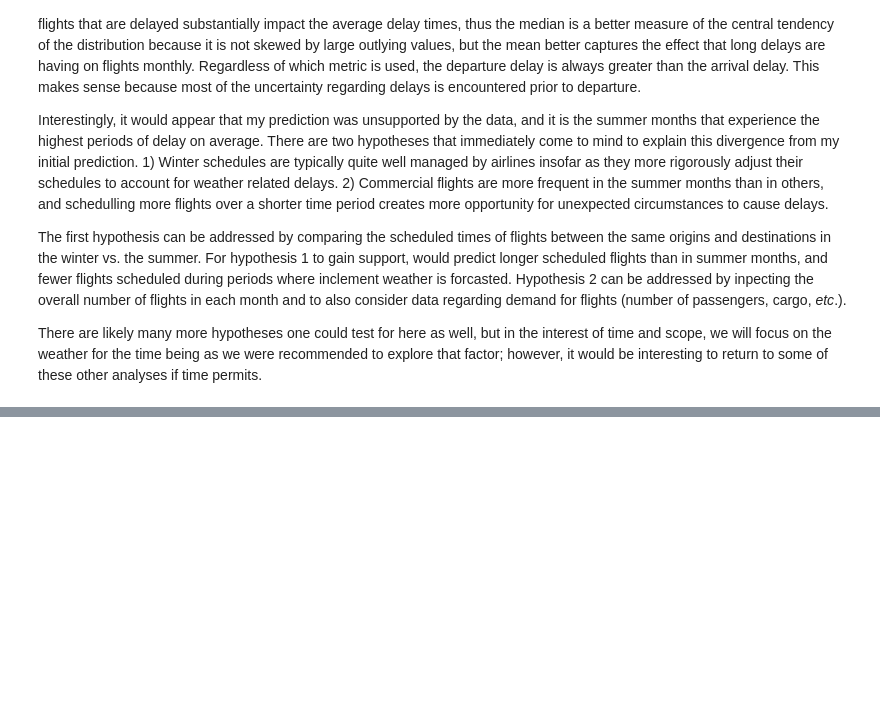
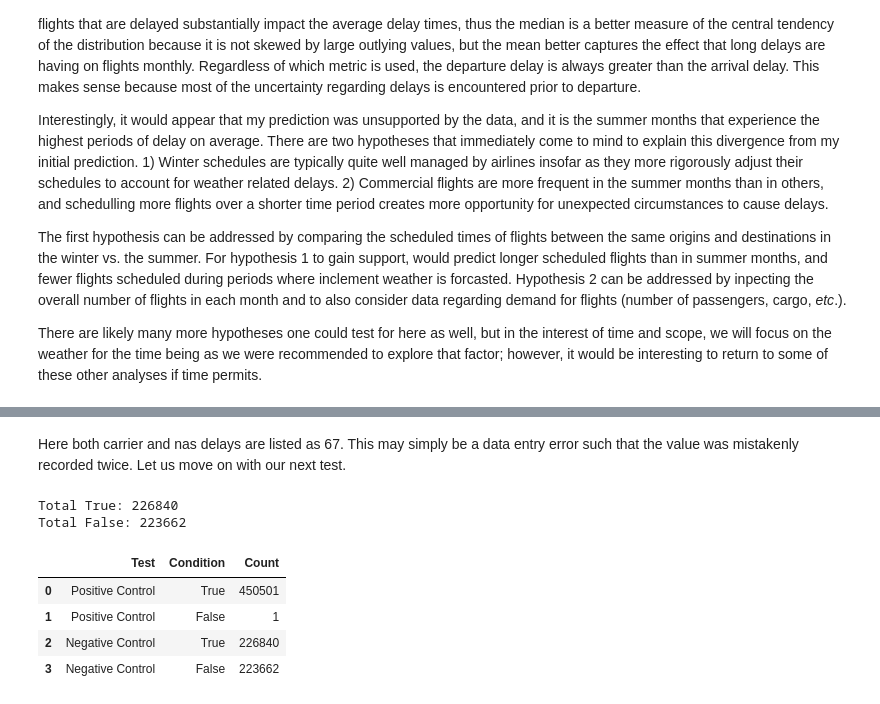
Before and after one commit to jsilke/flight-delay-prediction, a Jupyter notebook: Exploration/recommended_exploration.ipynb, the cells around one changed output, grey strips where cells are left out. Saved outputs shown, nothing was run; the diff lists cells and outputs as text; code cells hidden in the pictures; blank space fills up the shorter version.

```diff
--- a/Exploration/recommended_exploration.ipynb
+++ b/Exploration/recommended_exploration.ipynb
@@ -197,0 +265,5 @@ There are likely many more hypotheses one could test for here as well, but in th
+# %%
+# Colums where the contribution to the delay is specifically known.
+specific_delay_columns = ['carrier_delay', 'weather_delay', 'nas_delay', 'security_delay', 'late_aircraft_delay']
+# All delay features.
+all_delay_columns = ['dep_delay', 'arr_delay'] + specific_delay_columns
@@ -197,0 +298,26 @@ There are likely many more hypotheses one could test for here as well, but in th
+# %% [markdown]
+Here both carrier and nas delays are listed as 67. This may simply be a data entry error such that the value was mistakenly recorded twice. Let us move on with our next test.
+# %%
+# Negative control for our hypothesis test. This should give a mix of true and false values.
+dep_test_results = np.less_equal(positive_total_specific_delay, flights.loc[known_specific_delay_indices]['dep_delay'])
+
+dep_true = dep_test_results.sum()
+dep_false = dep_test_results.count() - dep_test_results.sum()
+
+print(f'Total True: {dep_true}\nTotal False: {dep_false}')
+# %% [output]
+Total True: 226840
+Total False: 223662
+# %%
+delay_results = pd.DataFrame({
+    'Test': ['Positive Control', 'Positive Control', 'Negative Control', 'Negative Control'],
+    'Condition': [True, False, True, False],
+    'Count': [arr_true, arr_false, dep_true, dep_false],
+})
+delay_results.head()
+# %% [output]
+|  | Test | Condition | Count |
+| 0 | Positive Control | True | 450501 |
+| 1 | Positive Control | False | 1 |
+| 2 | Negative Control | True | 226840 |
+| 3 | Negative Control | False | 223662 |
```
Also changed, not shown: parts of 34 cells of this notebook, 1 other file.
